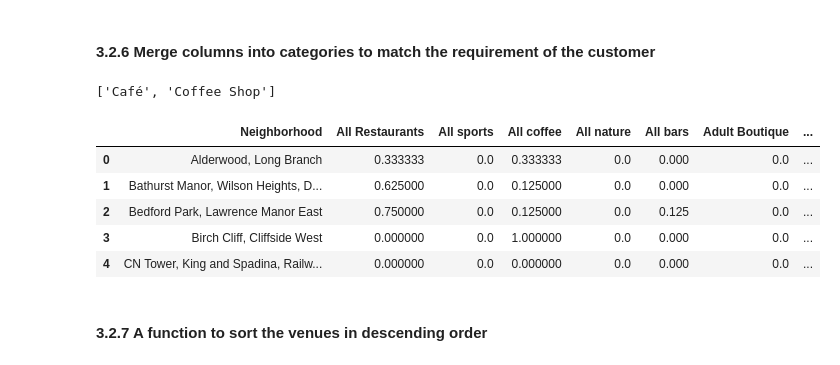
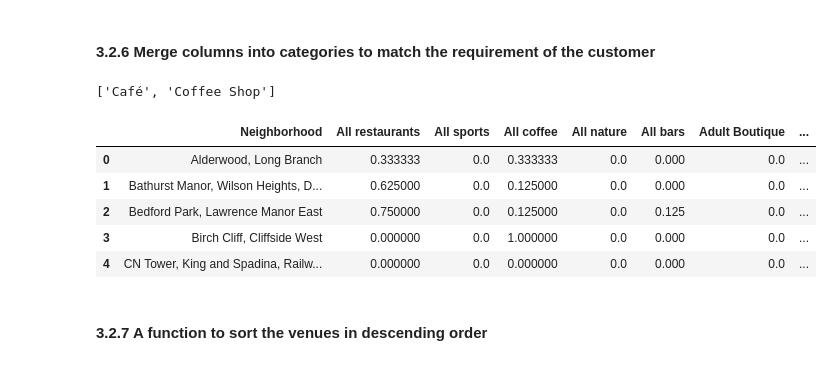
Before and after one commit to davidchen127/Coursera_Capstone, a Jupyter notebook: Final project - Find a new living area.ipynb, the cells around one changed output. Cells and saved outputs as stored; diff of their text form; code cells hidden in the pictures.

```diff
--- a/Final project - Find a new living area.ipynb
+++ b/Final project - Find a new living area.ipynb
@@ -169,7 +168,7 @@ while('' in str_restaurants):
     str_restaurants.remove('')
 str_restaurants.extend(['Bakery','Breakfast Spot','Burger Joint','Diner','Fish & Chips Shop','Food Court','Fried Chicken Joint','Gourmet Shop','Pizza Place','Sandwich Place','Soup Place','Steakhouse','Taco Place','Noodle House'])
 restaurants_sum=toronto_grouped[str_restaurants].sum(axis=1)
-toronto_grouped.insert(loc=1,column='All Restaurants',value=restaurants_sum)
+toronto_grouped.insert(loc=1,column='All restaurants',value=restaurants_sum)
 toronto_grouped.drop(columns=str_restaurants,inplace=True)
 
 # Merge all bar related places
@@ -205,35 +204,34 @@ str_coffee= [''] * len(toronto_grouped.columns)
 n=0
 for index, name in enumerate(toronto_grouped.columns):
     if 'Coffee' in name or 'Café' in name:
         str_coffee[n]=name
         n=n+1
 while('' in str_coffee):
     str_coffee.remove('')
 # str_nature.extend([''])
 print(str_coffee)
 coffee_sum=toronto_grouped[str_coffee].sum(axis=1)
 toronto_grouped.insert(loc=3,column='All coffee',value=coffee_sum)
 toronto_grouped.drop(columns=str_coffee,inplace=True)
 
-
 # Merge all nature related places
 str_nature= [''] * len(toronto_grouped.columns)
 n=0
 for index, name in enumerate(toronto_grouped.columns):
     if 'Outdoor' in name or 'Park' in name or 'Lake' in name:
         str_nature[n]=name
         n=n+1
 while('' in str_nature):
     str_nature.remove('')
 str_nature.extend(['Fountain'])
 nature_sum=toronto_grouped[str_nature].sum(axis=1)
 toronto_grouped.insert(loc=4,column='All nature',value=nature_sum)
 toronto_grouped.drop(columns=str_nature,inplace=True)
 
 toronto_grouped.head()
 # %% [output]
 ['Café', 'Coffee Shop']
-|  | Neighborhood | All Restaurants | All sports | All coffee | All nature | All bars | Adult Boutique | ... |
+|  | Neighborhood | All restaurants | All sports | All coffee | All nature | All bars | Adult Boutique | ... |
 | 0 | Alderwood, Long Branch | 0.333333 | 0.0 | 0.333333 | 0.0 | 0.000 | 0.0 | ... |
 | 1 | Bathurst Manor, Wilson Heights, D... | 0.625000 | 0.0 | 0.125000 | 0.0 | 0.000 | 0.0 | ... |
 | 2 | Bedford Park, Lawrence Manor East | 0.750000 | 0.0 | 0.125000 | 0.0 | 0.125 | 0.0 | ... |
```
Also changed, not shown: parts of 9 cells of this notebook, 1 other file.
